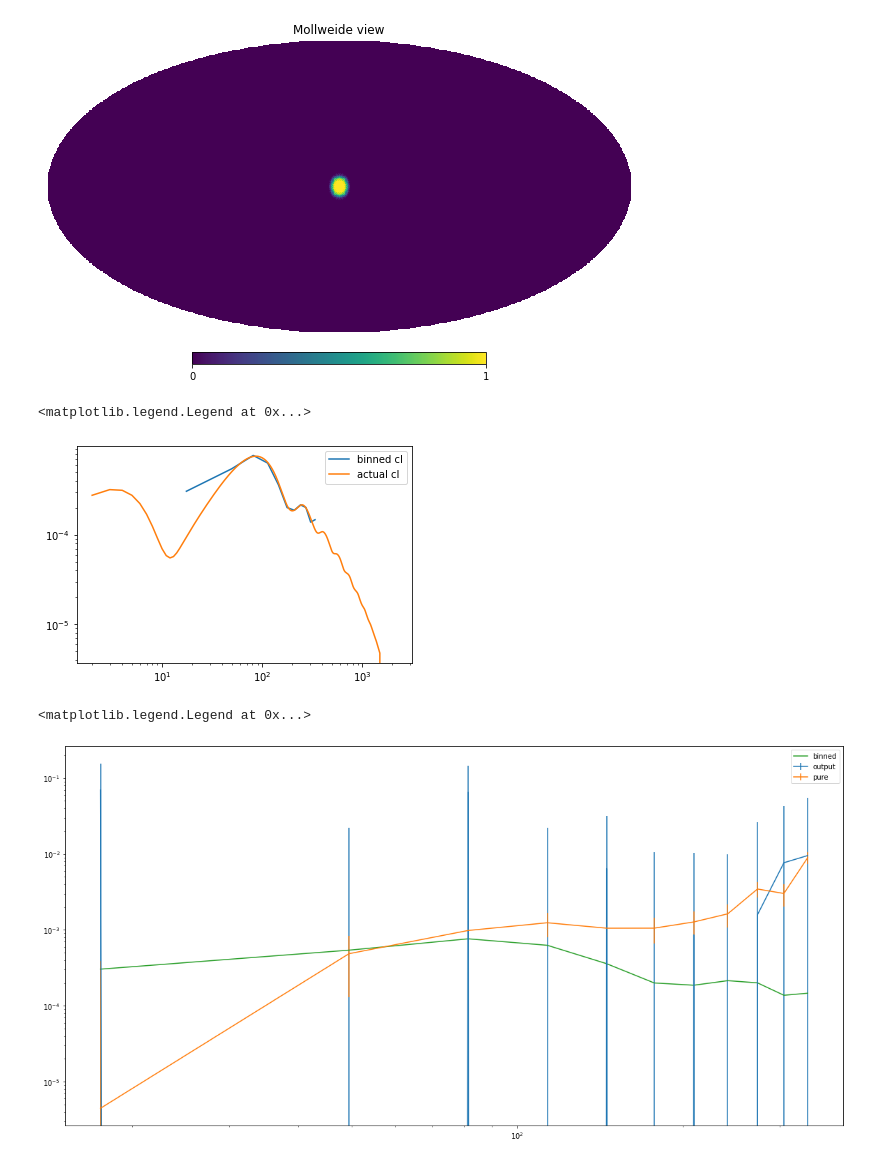
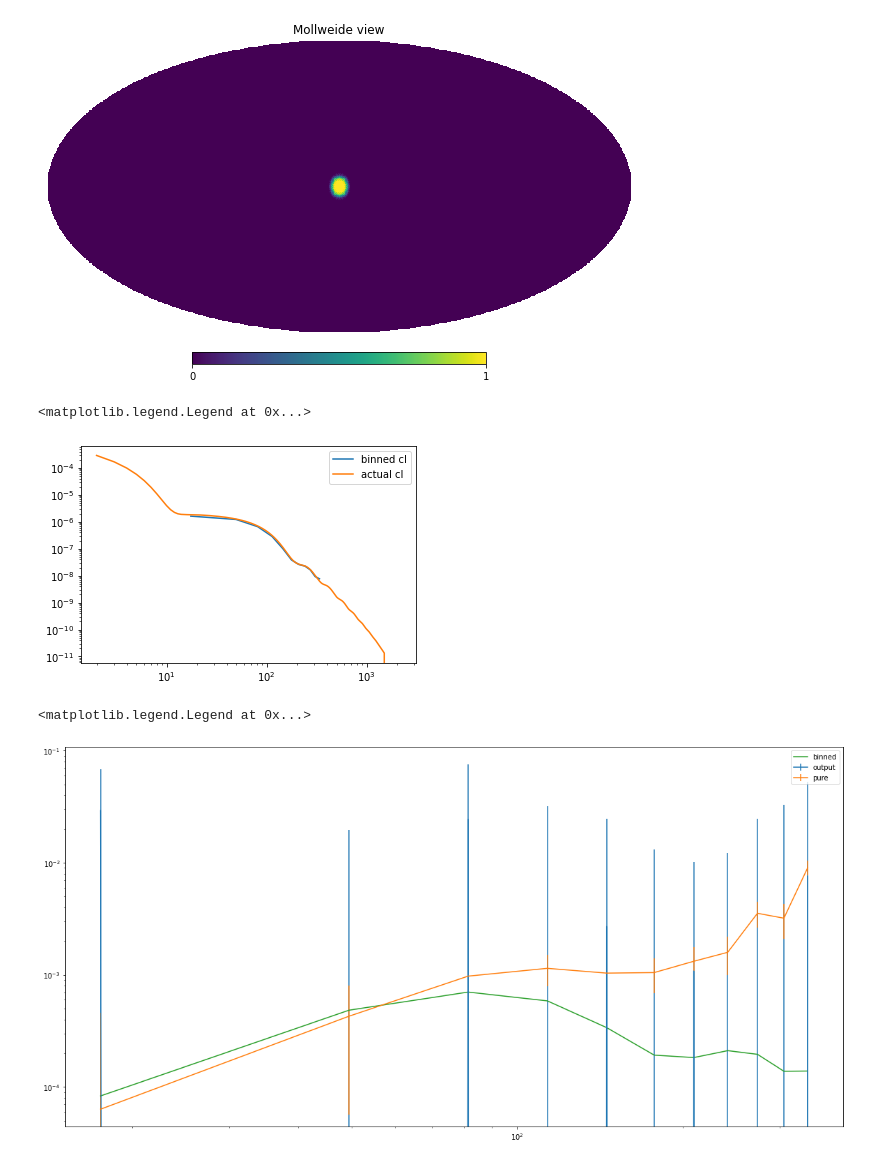
Before and after one commit to catyz/matrix, a Jupyter notebook: pure_eb.ipynb, the cells around one changed output. Drawn from its saved outputs; the diff is of its cells as text; code cells hidden in the pictures.

Commit message:
synfast

```diff
--- a/pure_eb.ipynb
+++ b/pure_eb.ipynb
@@ -4,9 +4,11 @@ import healpy as hp
 import matplotlib.pyplot as plt
 import pymaster as nmt
 # %%
+#Make a small circular mask
 nsim = 100
+nside = 128
+lmax = 3*nside-1
 
-nside = 128
 mask = np.zeros(hp.nside2npix(nside))
 th, ph = hp.pix2ang(nside, np.arange(hp.nside2npix(nside)))
 
@@ -19,14 +21,23 @@ hp.mollview(msk_apo)
 # %% [output]
 [figure]
 # %%
+#Binning, and load Dls (just from CAMB with r=0.01)
+
 b = nmt.NmtBin.from_nside_linear(nside, 32)
 leff = b.get_effective_ells()
 l, cltt, clee, clbb, clte = np.loadtxt('totcls_r001.txt', unpack=True)
+
+#Turn into Cl
+prefactor = 2*np.pi/(l*(l+1))
+cltt *= prefactor
+clee *= prefactor
+clbb *= prefactor
+clte *= prefactor
+
 cl_th = np.array([clee, np.zeros_like(clee), np.zeros_like(clee), clbb])
 # %%
-def get_fields(i):
-    mp_t, mp_q, mp_u = hp.read_map(f'./input_maps/map_{i}.fits', field=[0,1,2], verbose=False, dtype=np.float64)
-
+def get_fields():
+    mp_t, mp_q, mp_u = hp.synfast([cltt, clee, clbb, clte], nside=nside, lmax=lmax, new=True, verbose=False)
     # This creates a spin-2 field without purifying either E or B
     f2_np = nmt.NmtField(msk_apo, [mp_q, mp_u])
     # This creates a spin-2 field with both pure E and B.
@@ -41,13 +52,14 @@ w_np.compute_coupling_matrix(f2np0, f2np0, b)
 w_yp = nmt.NmtWorkspace()
 w_yp.compute_coupling_matrix(f2yp0, f2yp0, b)
 # %%
+#Bin theory cl
 cl_th_binned = w_yp.decouple_cell(w_yp.couple_cell(cl_th))
 plt.loglog(leff, cl_th_binned[3], label = 'binned cl')
 plt.loglog(l, cl_th[3], label = 'actual cl')
 plt.legend()
 # %% [output]
 <matplotlib.legend.Legend at 0x...>
-[figure, old version]
+[figure, new version]
 # %%
 def compute_master(f_a, f_b, wsp):
     cl_coupled = nmt.compute_coupled_cell(f_a, f_b)
@@ -58,29 +70,27 @@ data_np = []
 data_yp = []
 for i in np.arange(nsim):
     #print(i, nsim)
-    fnp, fyp = get_fields(i)
+    fnp, fyp = get_fields()
     data_np.append(compute_master(fnp, fnp, w_np))
     data_yp.append(compute_master(fyp, fyp, w_yp))
 data_np = np.array(data_np)
 data_yp = np.array(data_yp)
 
-prefactor = leff*(leff+1)/2/np.pi
-data_np *= prefactor
-data_yp *= prefactor
-
 clnp_mean = np.mean(data_np, axis=0)
 clnp_std = np.std(data_np, axis=0)
 clyp_mean = np.mean(data_yp, axis=0)
 clyp_std = np.std(data_yp, axis=0)
 # %%
 # Now we plot the results
+prefactor = leff*(leff+1)/2/np.pi
+
 plt.figure(figsize=(20,10))
-plt.errorbar(leff, clnp_mean[3], yerr=clnp_std[3], label='output')
-plt.errorbar(leff, clyp_mean[3], yerr=clyp_std[3], label='pure')
-plt.plot(leff, cl_th_binned[3], label='binned')
+plt.errorbar(leff, prefactor*clnp_mean[3], yerr=prefactor*clnp_std[3], label='output')
+plt.errorbar(leff, prefactor*clyp_mean[3], yerr=prefactor*clyp_std[3], label='pure')
+plt.plot(leff, prefactor*cl_th_binned[3], label='binned')
 plt.yscale('log')
 plt.xscale('log')
 plt.legend()
 # %% [output]
 <matplotlib.legend.Legend at 0x...>
-[figure, old version]
+[figure, new version]
```
Also changed, not shown: parts of 1 cell of this notebook.
